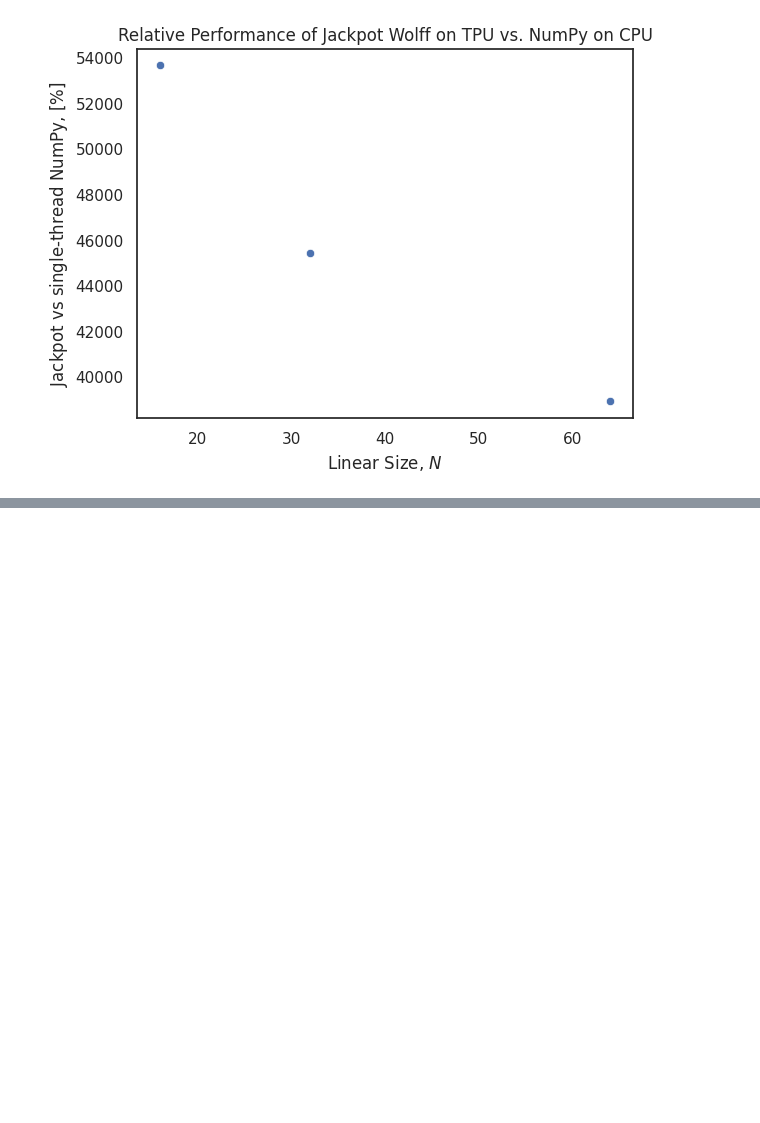
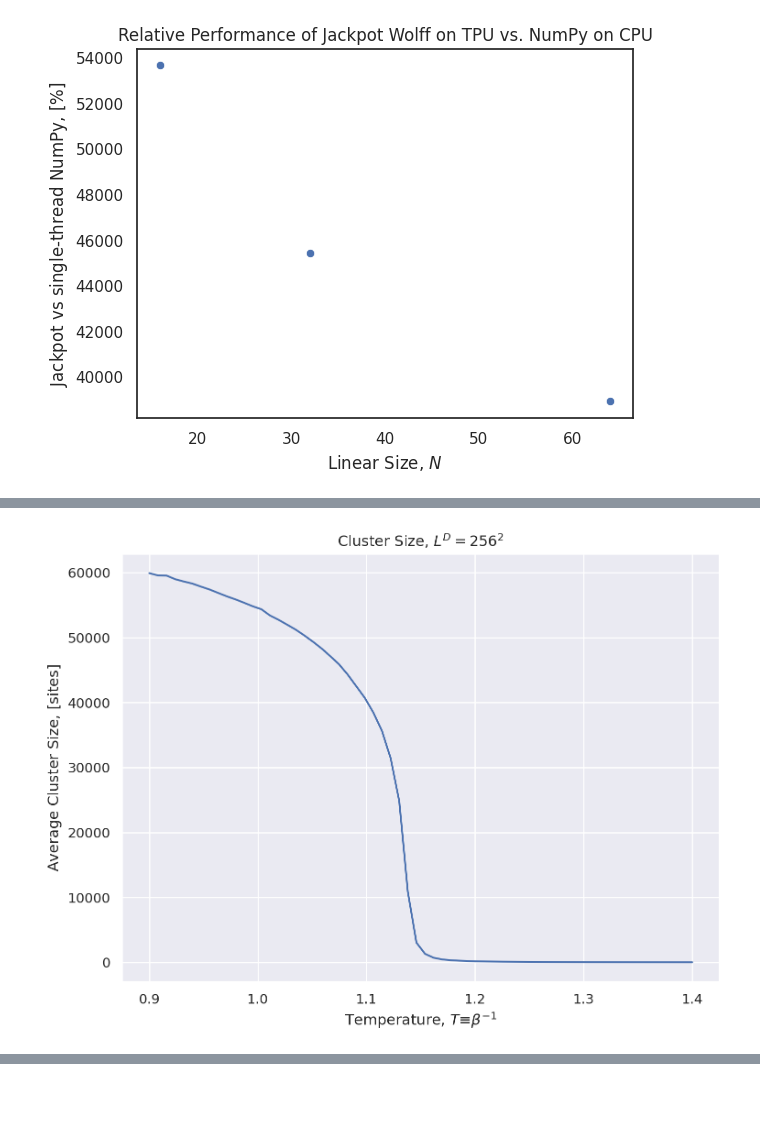
Before and after one commit to JeppeKlitgaard/Jackpot, a Jupyter notebook: report.ipynb, the cells around one changed output, grey strips where cells are left out. Cells and saved outputs as stored; diff of their text form; code cells hidden in the pictures; blank space fills up the shorter version.

```diff
--- a/report.ipynb
+++ b/report.ipynb
@@ -1155,0 +1220,37 @@ md_ax.set(
+# %%
+# Standard
+# Load measurement data for largest measurement
+meas_df = pd.read_feather(
+    root / "experiments" / "measure_2D" / "N256_wolff" / "meas_df.feather"
+)
+
+# Calculate cluster size with errors based on Wolff data
+cluster_df = meas_df.groupby("natural_temperature").agg(
+    steps=("steps", "mean"), steps_sem=("steps", "sem"), sweeps=("sweeps", "first")
+)
+cluster_df["steps_min"] = cluster_df["steps"] - cluster_df["steps_sem"]
+cluster_df["steps_max"] = cluster_df["steps"] + cluster_df["steps_sem"]
+cluster_df["cluster_size"] = cluster_df["steps"] / cluster_df["sweeps"]
+cluster_df["cluster_size_min"] = cluster_df["steps_min"] / cluster_df["sweeps"]
+cluster_df["cluster_size_max"] = cluster_df["steps_max"] / cluster_df["sweeps"]
+
+# Plot, note that 1σ confidence interval is too small to see
+(
+    so.Plot(
+        cluster_df,
+        x="natural_temperature",
+        y="cluster_size",
+        ymin="cluster_size_min",
+        ymax="cluster_size_max",
+    )
+    .add(so.Line())
+    .add(so.Band())
+    .label(
+        x="Temperature, $T ≡ β^{-1}$",
+        y=r"Average Cluster Size, $\mathrm{[sites]}$",
+        title="Cluster Size, $L^D = 256^2$",
+    )
+    .layout(size=(8, 6))
+)
+# %% [output]
+[figure, added]
```
Also changed, not shown: parts of 49 cells of this notebook, 5 other files.
